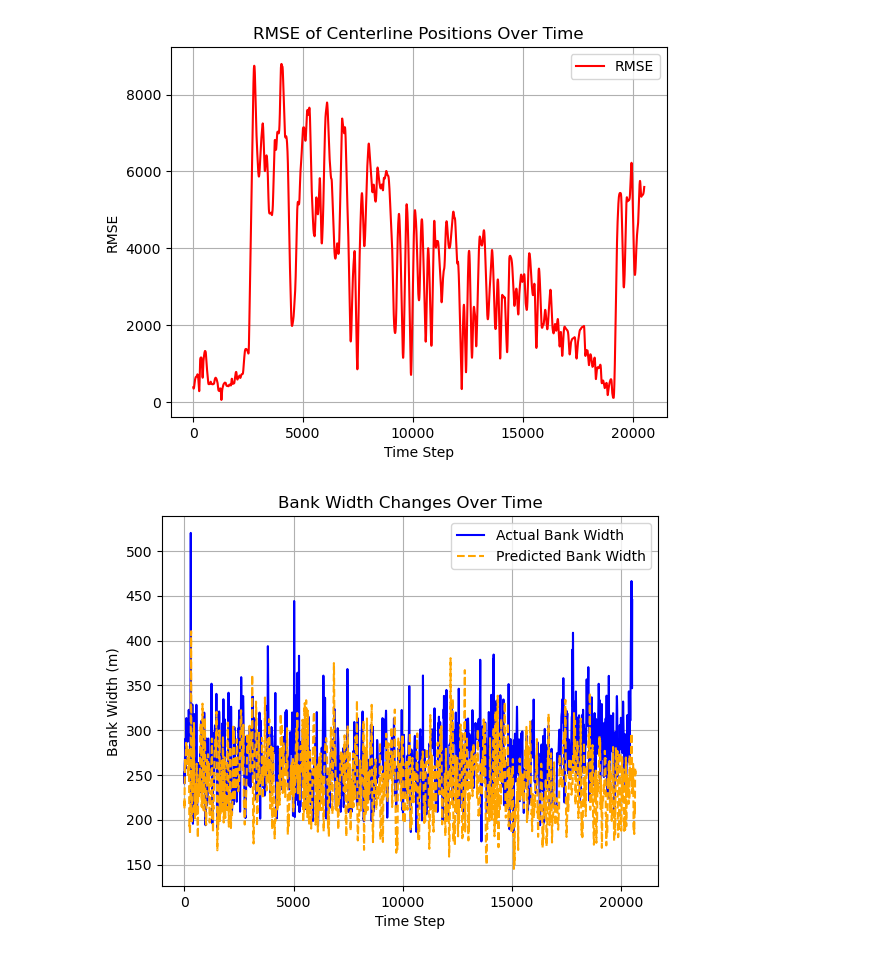
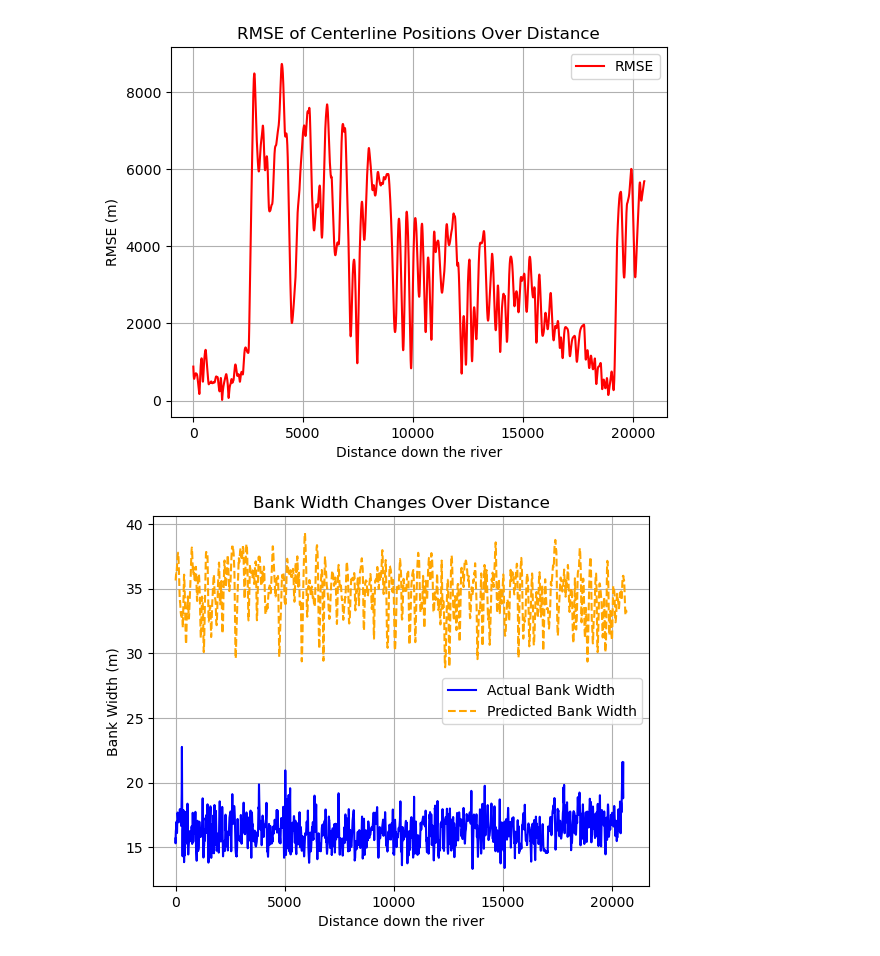
Before and after one commit to Mr-Moody/River-Modelling, a Jupyter notebook: prediction_analysis.ipynb, the cells around one changed output. Cells and saved outputs as stored; diff of their text form; code cells hidden in the pictures.

```diff
--- a/prediction_analysis.ipynb
+++ b/prediction_analysis.ipynb
@@ -5,10 +5,10 @@ import matplotlib.pyplot as plt
 # %%
 # Load CSV files
 df_actual = pd.read_csv('csv_files/Jurua_20170710.csv')  # [file:1]
-df_predicted = pd.read_csv('River-Unity/Results/RiverMeshOutput.csv')  # [file:1]
+df_predicted = pd.read_csv('River-Unity\Results\RiverSimulation_2017_20251214_205254.csv')  # [file:1]
 df_initial = pd.read_csv('csv_files/Jurua_19871012.csv')  # [file:1]
 
-cols = ['centerline_x','centerline_y','right_bank_x','right_bank_y','left_bank_x','left_bank_y']
+cols = ['centerline_x','centerline_y','right_bank_x','right_bank_y','left_bank_x','left_bank_y', 'width (m)']
 
 # Undo scaling on df_predicted (was scaled by 0.0005)
 scale_factor = 0.0005
@@ -76,29 +76,29 @@ rmse = np.sqrt(np.mean((pred_cl - actual_cl) ** 2, axis=1))  # [file:1]
 
 plt.figure()
 plt.plot(rmse, label='RMSE', color='red')  # [file:1]
-plt.xlabel('Time Step (days)')  # [file:1]
+plt.xlabel('Distance down the river')  # [file:1]
 plt.ylabel('RMSE (m)')  # [file:1]
-plt.title('RMSE of Centerline Positions Over Time')  # [file:1]
+plt.title('RMSE of Centerline Positions Over Distance')  # [file:1]
 plt.legend()  # [file:1]
 plt.grid()  # [file:1]
 plt.show()  # [file:1]
 # %% [output]
-[figure, old version]
+[figure, new version]
 # %%
 # Calculate and plot bank width changes over time
-actual_bank_width = np.sqrt((actual_data[:, 2] - actual_data[:, 4])**2 + (actual_data[:, 3] - actual_data[:, 5])**2)
-predicted_bank_width = np.sqrt((predicted_data[:, 2] - predicted_data[:, 4])**2 + (predicted_data[:, 3] - predicted_data[:, 5])**2)
+actual_bank_width = np.sqrt(actual_data[:, 6])
+predicted_bank_width = np.sqrt(predicted_data[:, 6])
 plt.figure()
 plt.plot(actual_bank_width, label='Actual Bank Width', color='blue')
 plt.plot(predicted_bank_width, label='Predicted Bank Width', color='orange', linestyle='--')
-plt.xlabel('Time Step (days)')
+plt.xlabel('Distance down the river')
 plt.ylabel('Bank Width (m)')
-plt.title('Bank Width Changes Over Time')
+plt.title('Bank Width Changes Over Distance')
 plt.legend()
 plt.grid()
 plt.show()
 # %% [output]
-[figure, old version]
+[figure, new version]
 # %%
 # Calculate and plot rmse for right bank
 # Use both X and Y for right bank (columns 2 and 3)
```
Also changed, not shown: parts of 3 cells of this notebook.
